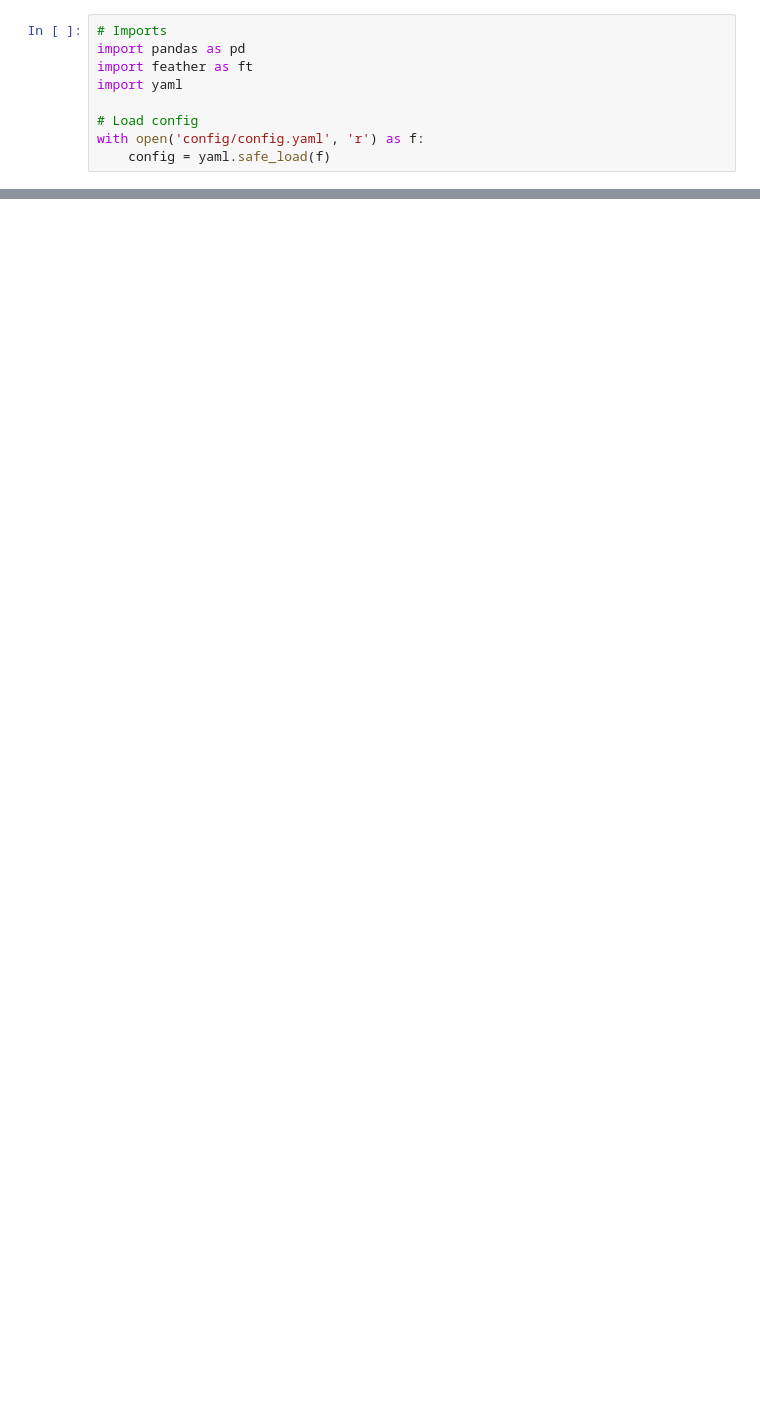
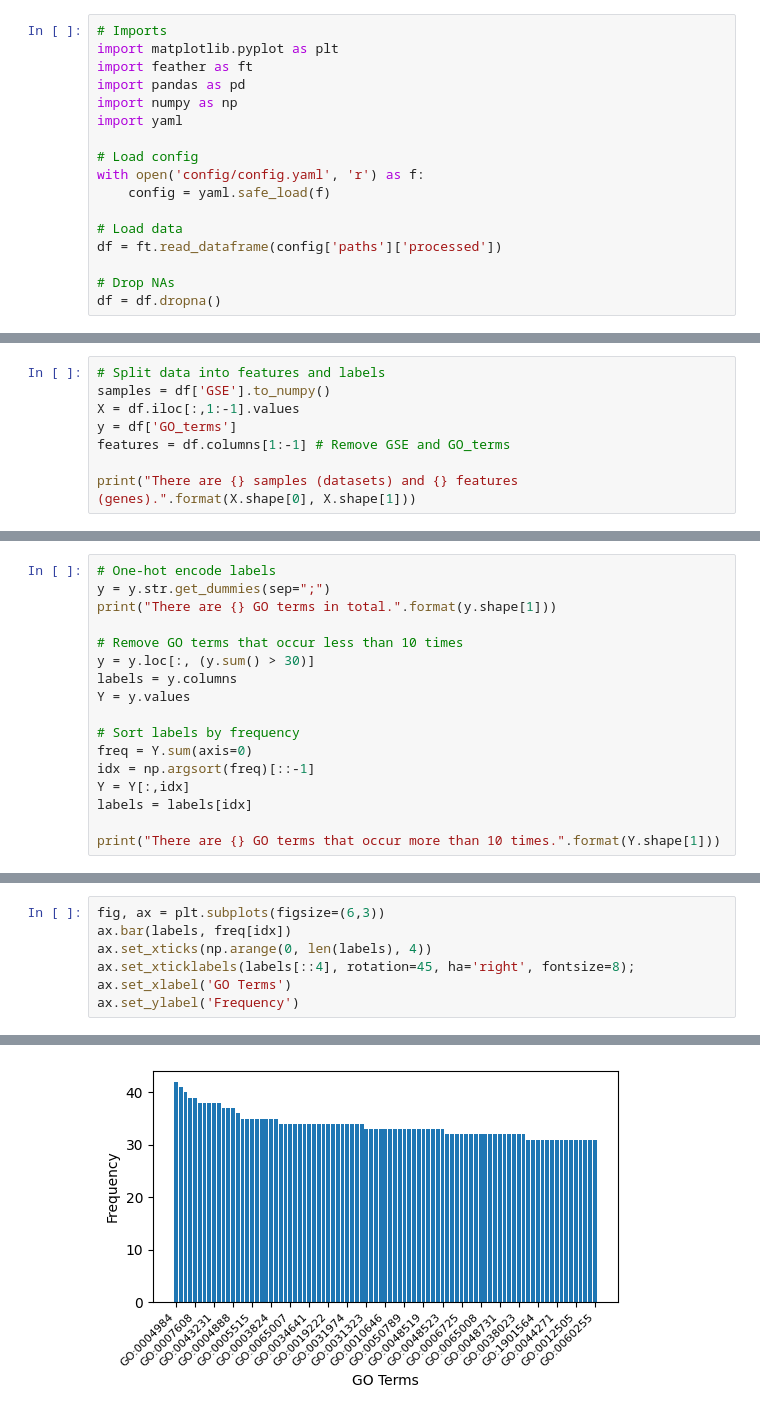
Before and after one commit to Kabilan108/MLGO, a Jupyter notebook: notebooks/preliminaryanalysis.ipynb, the cells around one changed output, grey strips where cells are left out. Drawn from its saved outputs; the diff is of its cells as text; blank space fills up the shorter version.

```diff
--- a/notebooks/preliminaryanalysis.ipynb
+++ b/notebooks/preliminaryanalysis.ipynb
@@ -7,9 +23,17 @@
 # %%
 # Imports
+import matplotlib.pyplot as plt
+import feather as ft
 import pandas as pd
-import feather as ft
+import numpy as np
 import yaml
 
 # Load config
 with open('config/config.yaml', 'r') as f:
     config = yaml.safe_load(f)
+
+# Load data
+df = ft.read_dataframe(config['paths']['processed'])
+
+# Drop NAs
+df = df.dropna()
@@ -27,0 +42,8 @@ df
+# %%
+# Split data into features and labels
+samples = df['GSE'].to_numpy()
+X = df.iloc[:,1:-1].values
+y = df['GO_terms']
+features = df.columns[1:-1] # Remove GSE and GO_terms
+
+print("There are {} samples (datasets) and {} features (genes).".format(X.shape[0], X.shape[1]))
@@ -27,0 +60,17 @@ df
+# %%
+# One-hot encode labels
+y = y.str.get_dummies(sep=";")
+print("There are {} GO terms in total.".format(y.shape[1]))
+
+# Remove GO terms that occur less than 10 times
+y = y.loc[:, (y.sum() > 30)]
+labels = y.columns
+Y = y.values
+
+# Sort labels by frequency
+freq = Y.sum(axis=0)
+idx = np.argsort(freq)[::-1]
+Y = Y[:,idx]
+labels = labels[idx]
+
+print("There are {} GO terms that occur more than 10 times.".format(Y.shape[1]))
@@ -27,0 +85,8 @@ df
+# %%
+fig, ax = plt.subplots(figsize=(6,3))
+ax.bar(labels, freq[idx])
+ax.set_xticks(np.arange(0, len(labels), 4))
+ax.set_xticklabels(labels[::4], rotation=45, ha='right', fontsize=8);
+ax.set_xlabel('GO Terms')
+ax.set_ylabel('Frequency')
+# %% [output]
@@ -27,0 +94 @@ df
+[figure, added]
```
Also changed, not shown: parts of 12 cells of this notebook.
